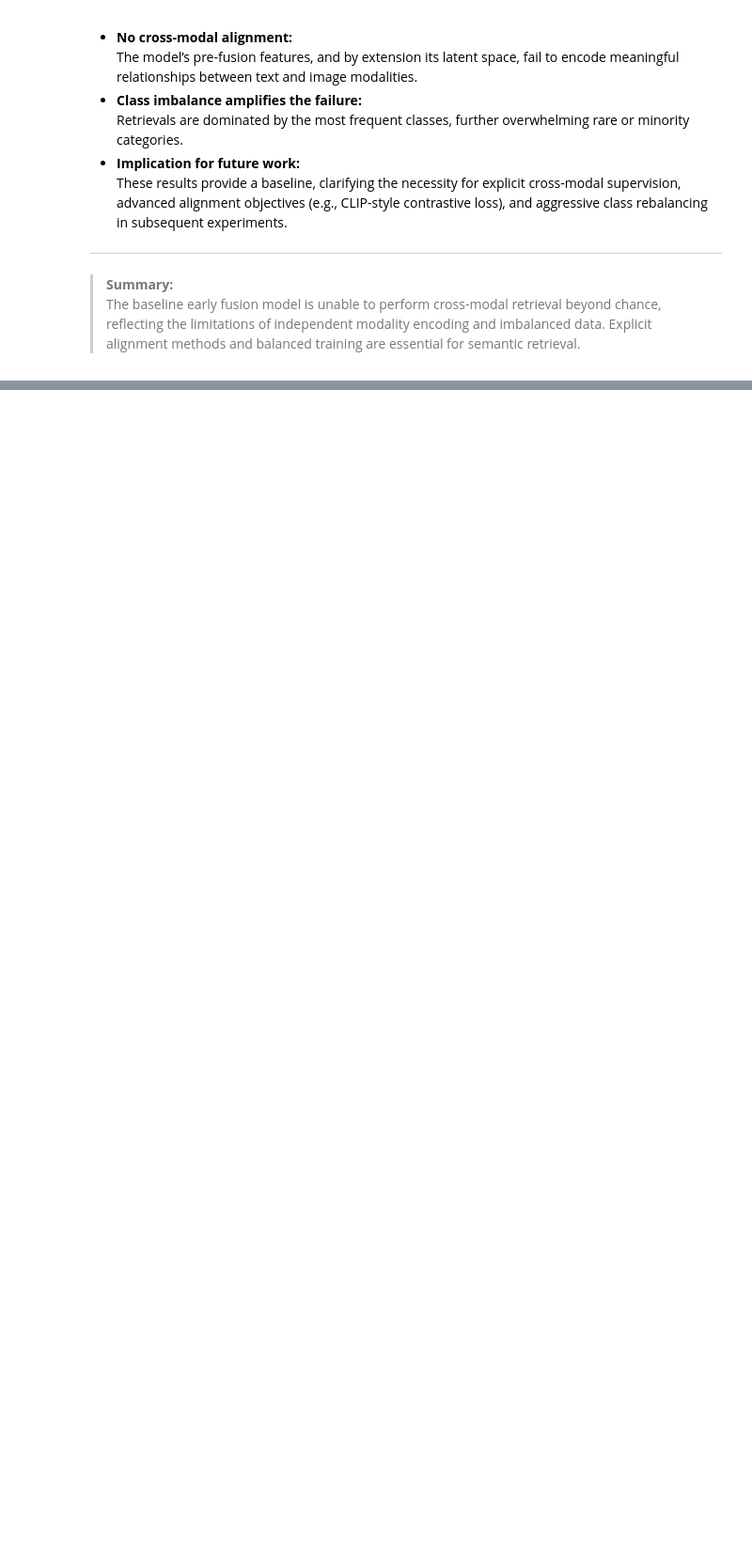
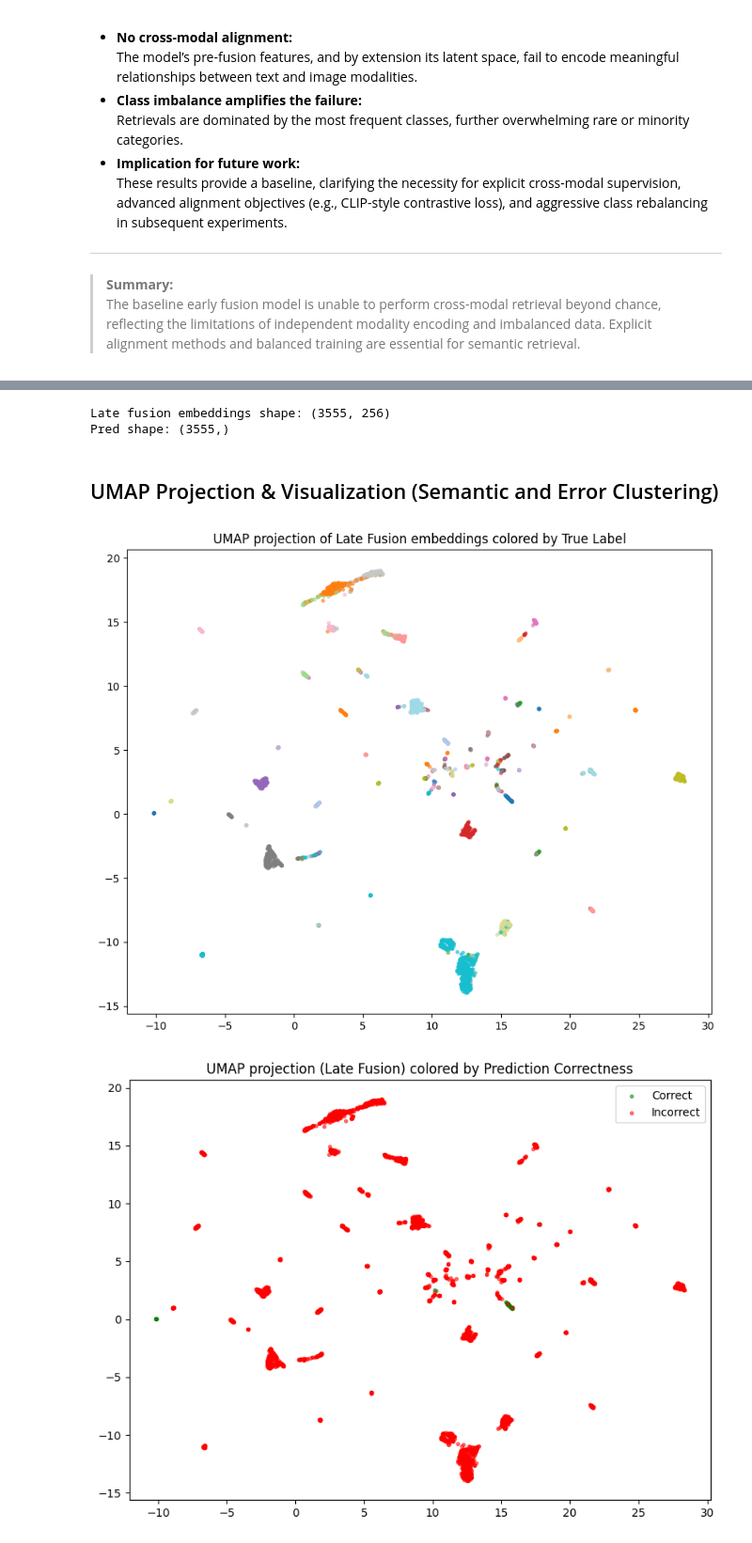
Before and after one commit to PM-0125/COmparative_Study_of_Multimodal_Represenations, a Jupyter notebook: notebooks/02_exploratory_fashionai.ipynb, the cells around one changed output, grey strips where cells are left out. Shown at 94% size. Drawn from its saved outputs; the diff is of its cells as text; code cells hidden in the pictures; blank space fills up the shorter version.

```diff
--- a/notebooks/02_exploratory_fashionai.ipynb
+++ b/notebooks/02_exploratory_fashionai.ipynb
@@ -956,0 +1128,71 @@ ValueError: Found array with 0 sample(s) (shape=(0, 2)) while a minimum of 1 is
+# %%
+import torch
+from tqdm.auto import tqdm
+import numpy as np
+
+# Model setup (already loaded as "model")
+model.eval()
+all_embeddings = []
+y_pred = []
+
+BATCH_SIZE = 64
+
+for start in tqdm(range(0, len(texts), BATCH_SIZE)):
+    batch_texts = texts[start:start+BATCH_SIZE]
+    batch_imgs = image_embeddings[start:start+BATCH_SIZE]
+    enc = tokenizer(
+        batch_texts,
+        padding="max_length",
+        truncation=True,
+        max_length=128,
+        return_tensors="pt"
+    )
+    batch = {k: v.to(DEVICE) for k, v in enc.items()}
+    batch['image_emb'] = torch.tensor(batch_imgs).float().to(DEVICE)
+    with torch.no_grad():
+        # Text branch
+        text_out = model.text_encoder(
+            input_ids=batch["input_ids"], attention_mask=batch["attention_mask"]
+        )
+        pooled = text_out.last_hidden_state[:, 0, :]
+        features = [pooled, batch['image_emb']]
+        # If you had other branches, add here as in your model (e.g. image, graph)
+        fused = torch.cat(features, dim=1)
+        fused_vec = torch.relu(model.fusion(fused))  # This is your embedding
+        logits = model.head(fused_vec)
+        all_embeddings.append(fused_vec.cpu().numpy())
+        y_pred.extend(logits.argmax(dim=1).cpu().numpy())
+
+embeddings_late = np.concatenate(all_embeddings, axis=0)
+y_pred = np.array(y_pred)
+print("Late fusion embeddings shape:", embeddings_late.shape)
+print("Pred shape:", y_pred.shape)
+# %% [output]
+Late fusion embeddings shape: (3555, 256)
+Pred shape: (3555,)
+# %% [markdown]
+## UMAP Projection & Visualization (Semantic and Error Clustering)
+# %%
+import umap
+import matplotlib.pyplot as plt
+
+umap_proj = umap.UMAP(n_components=2, random_state=42).fit_transform(embeddings_late)
+
+# Plot by true label
+plt.figure(figsize=(10,8))
+scatter = plt.scatter(umap_proj[:, 0], umap_proj[:, 1], c=labels_encoded, cmap='tab20', s=8, alpha=0.6)
+plt.title("UMAP projection of Late Fusion embeddings colored by True Label")
+plt.show()
+
+# Plot by prediction correctness
+correct = (labels_encoded == y_pred)
+plt.figure(figsize=(8,6))
+plt.scatter(umap_proj[correct,0], umap_proj[correct,1], s=8, c='green', label='Correct', alpha=0.5)
+plt.scatter(umap_proj[~correct,0], umap_proj[~correct,1], s=8, c='red', label='Incorrect', alpha=0.5)
+plt.legend()
+plt.title("UMAP projection (Late Fusion) colored by Prediction Correctness")
+plt.tight_layout()
+plt.show()
+# %% [output]
+[figure, added]
+[figure, added]
```
Also changed, not shown: parts of 32 cells of this notebook.
